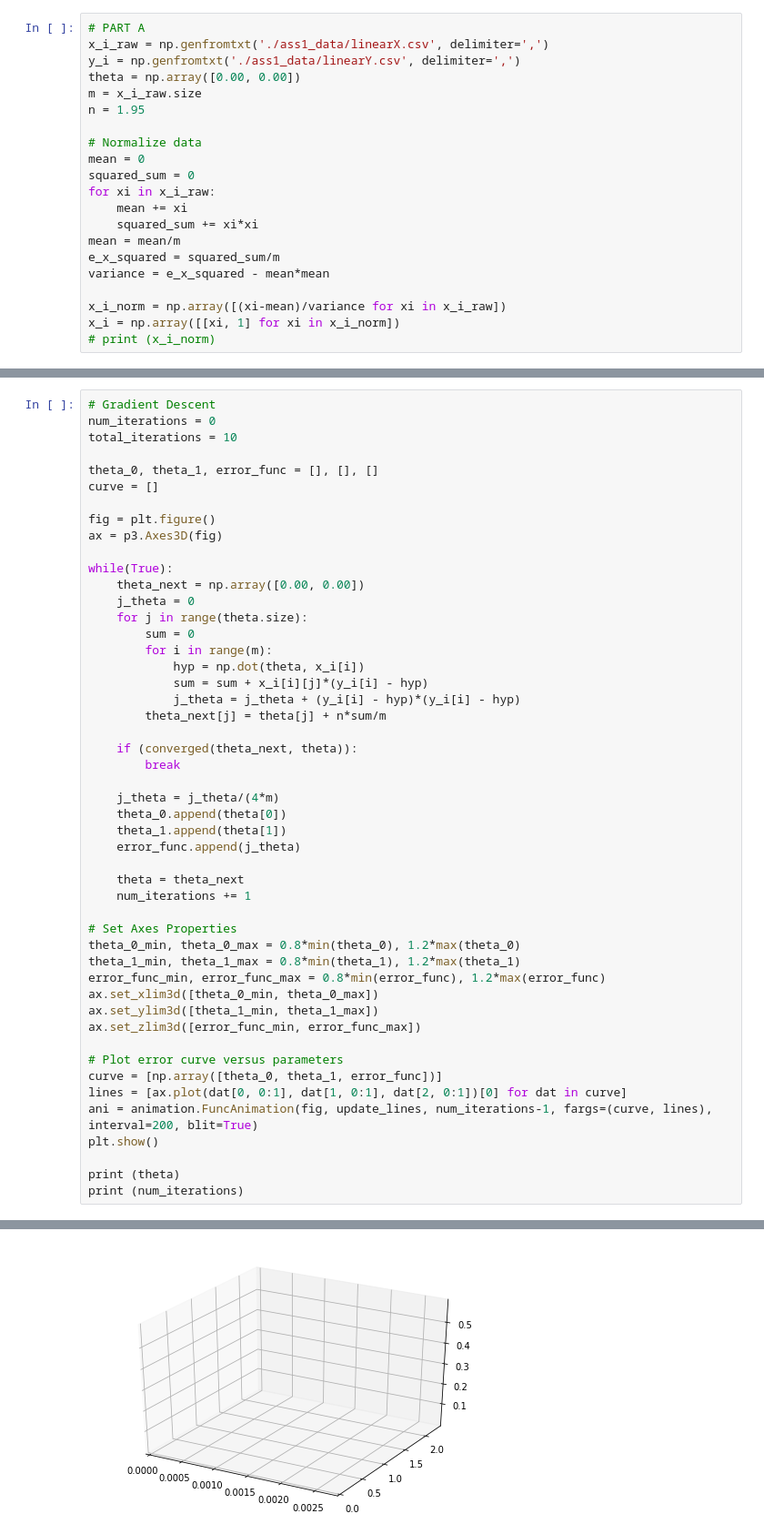
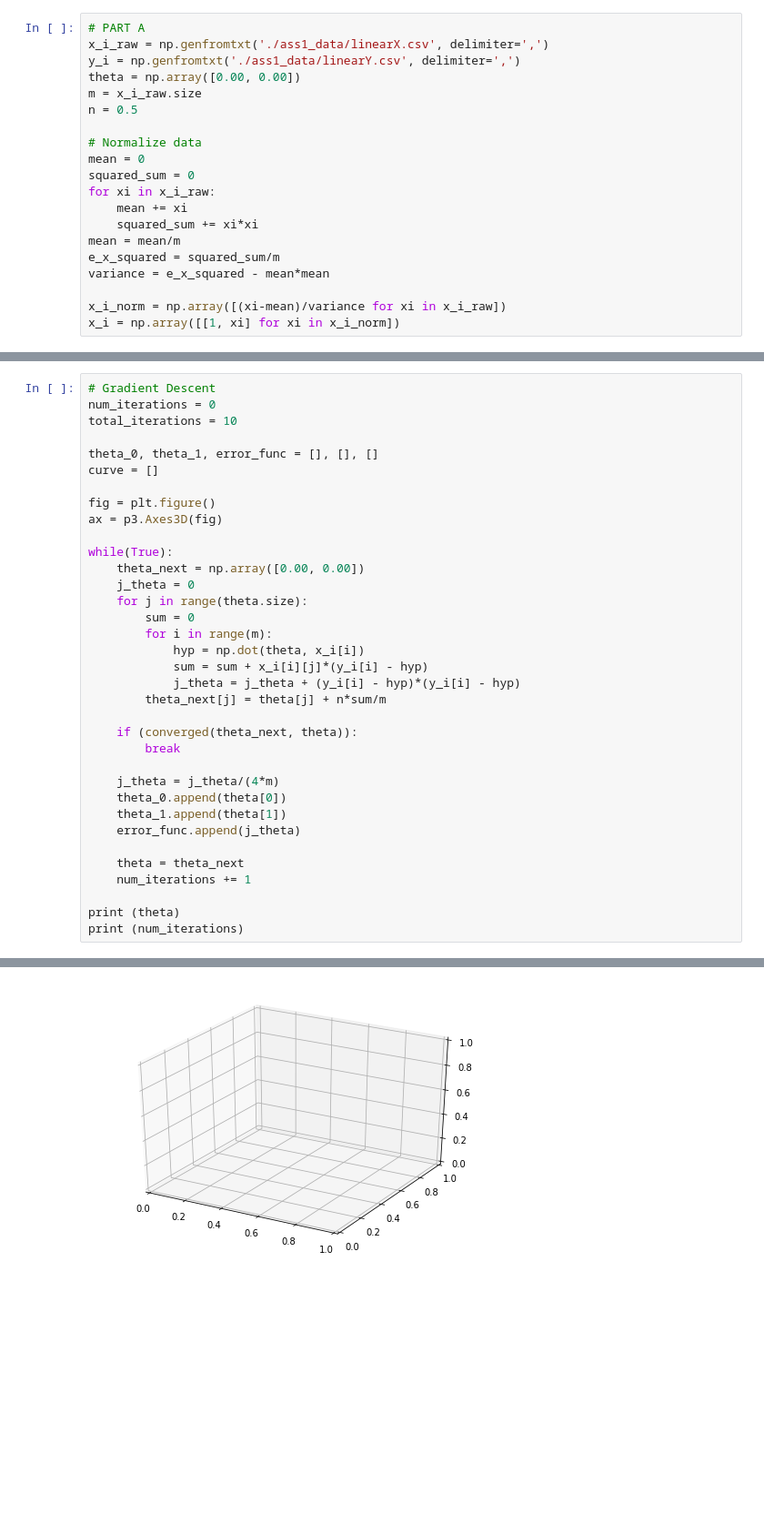
Before and after one commit to DivyanshuSaxena/Machine-Learning-Assignments, a Jupyter notebook: linear-regression.ipynb, the cells around one changed output, grey strips where cells are left out. Shown at 91% size. Cells and saved outputs as stored; diff of their text form; blank space fills up the shorter version.

```diff
--- a/linear-regression.ipynb
+++ b/linear-regression.ipynb
@@ -9,7 +10,7 @@ x_i_raw = np.genfromtxt('./ass1_data/linearX.csv', delimiter=',')
 y_i = np.genfromtxt('./ass1_data/linearY.csv', delimiter=',')
 theta = np.array([0.00, 0.00])
 m = x_i_raw.size
-n = 1.95
+n = 0.5
 
 # Normalize data
 mean = 0
@@ -22,8 +23,7 @@ e_x_squared = squared_sum/m
 variance = e_x_squared - mean*mean
 
 x_i_norm = np.array([(xi-mean)/variance for xi in x_i_raw])
-x_i = np.array([[xi, 1] for xi in x_i_norm])
-# print (x_i_norm)
+x_i = np.array([[1, xi] for xi in x_i_norm])
 # %%
 # Detect Convergence
 epsilon = 0.00000001
@@ -72,20 +80,6 @@ while(True):
     theta = theta_next
     num_iterations += 1
 
-# Set Axes Properties
-theta_0_min, theta_0_max = 0.8*min(theta_0), 1.2*max(theta_0)
-theta_1_min, theta_1_max = 0.8*min(theta_1), 1.2*max(theta_1)
-error_func_min, error_func_max = 0.8*min(error_func), 1.2*max(error_func)
-ax.set_xlim3d([theta_0_min, theta_0_max])
-ax.set_ylim3d([theta_1_min, theta_1_max])
-ax.set_zlim3d([error_func_min, error_func_max])
-
-# Plot error curve versus parameters
-curve = [np.array([theta_0, theta_1, error_func])]
-lines = [ax.plot(dat[0, 0:1], dat[1, 0:1], dat[2, 0:1])[0] for dat in curve]
-ani = animation.FuncAnimation(fig, update_lines, num_iterations-1, fargs=(curve, lines), interval=200, blit=True)
-plt.show()
-
 print (theta)
 print (num_iterations)
 # %% [output]
@@ -92 +88 @@ print (num_iterations)
-[figure, old version]
+[figure, new version]
```
Also changed, not shown: parts of 5 cells of this notebook, 1 other file.
